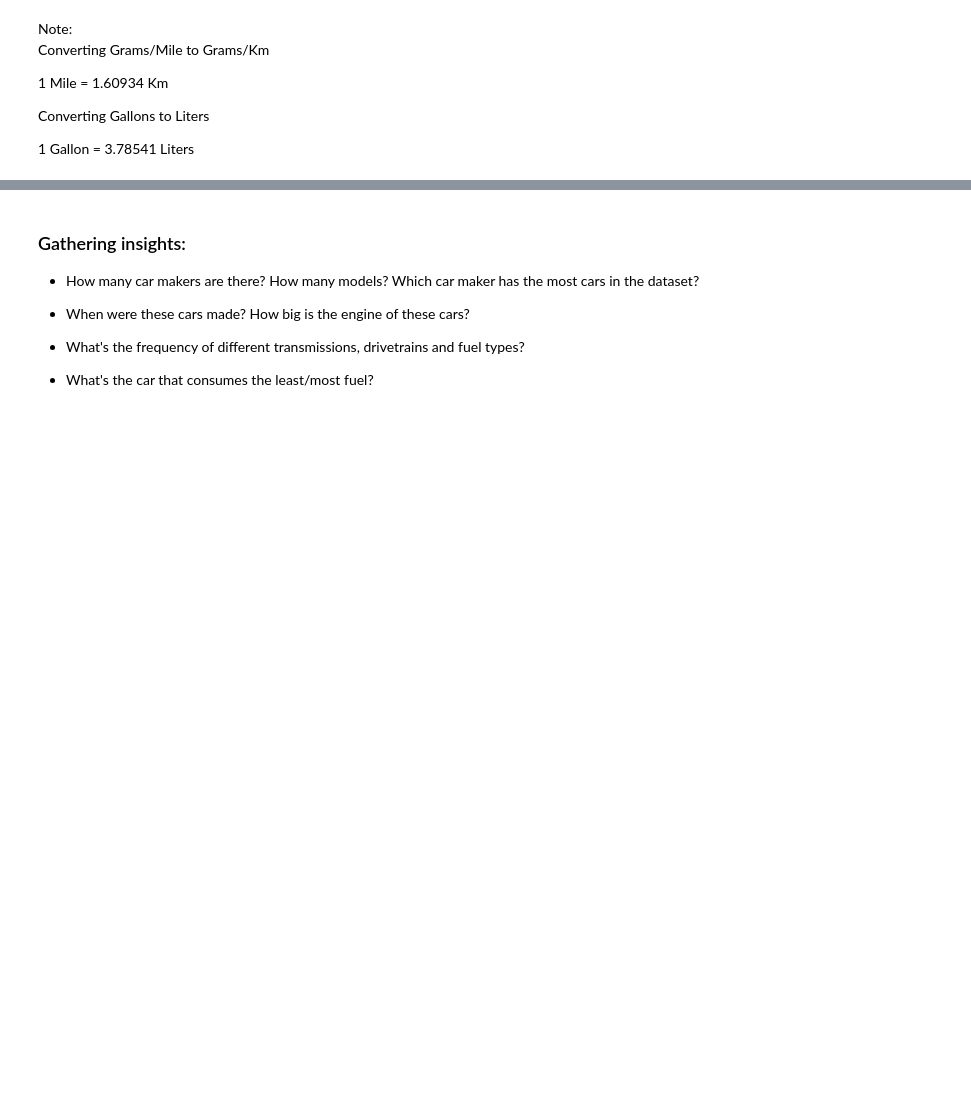
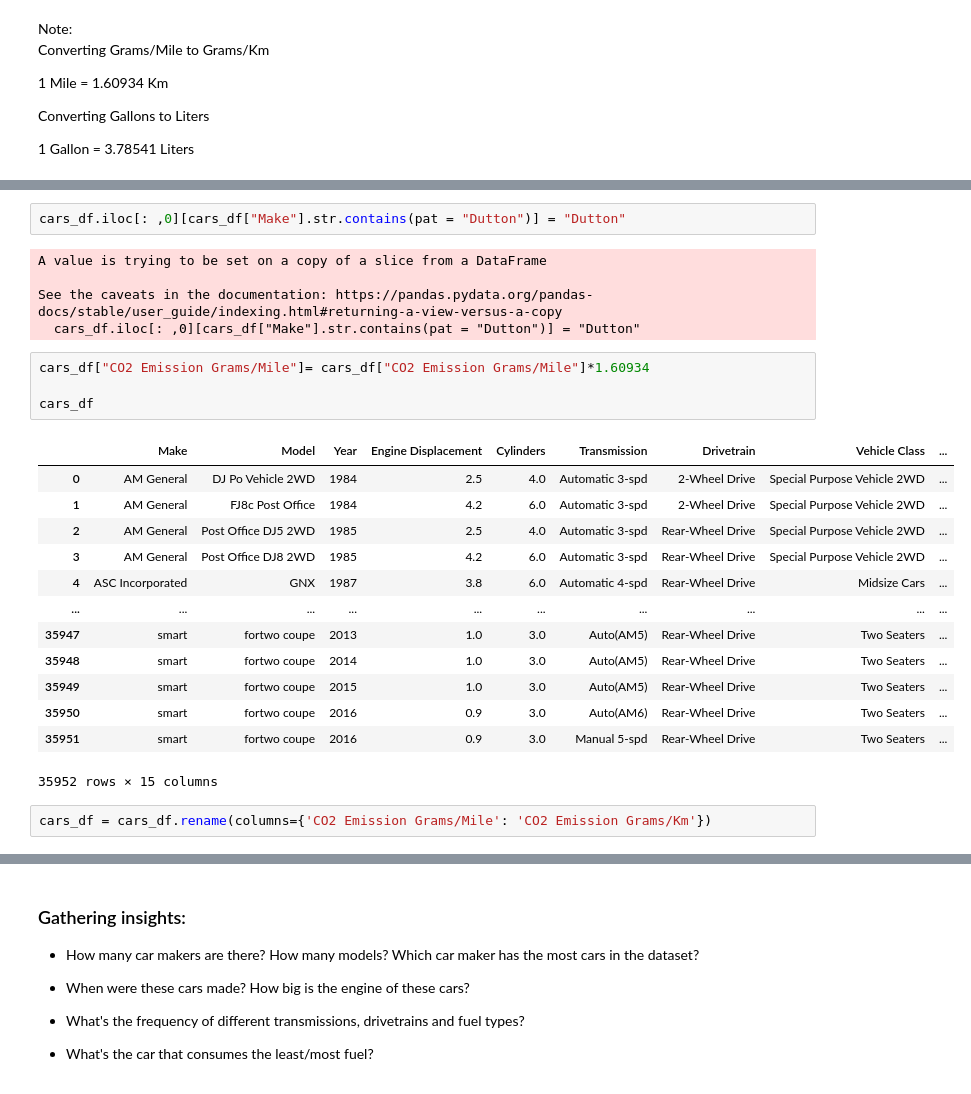
Before and after one commit to MLB-95/IH_LABS, a Jupyter notebook: LABS/week1/Lab_Pandas_part_1.ipynb, the cells around one changed output, grey strips where cells are left out. Drawn from its saved outputs; the diff is of its cells as text; blank space fills up the shorter version.

```diff
--- a/LABS/week1/Lab_Pandas_part_1.ipynb
+++ b/LABS/week1/Lab_Pandas_part_1.ipynb
@@ -47,0 +151,27 @@ Converting Gallons to Liters
+# %%
+cars_df.iloc[: ,0][cars_df["Make"].str.contains(pat = "Dutton")] = "Dutton"
+# %% [output]
+A value is trying to be set on a copy of a slice from a DataFrame
+
+See the caveats in the documentation: https://pandas.pydata.org/pandas-docs/stable/user_guide/indexing.html#returning-a-view-versus-a-copy
+  cars_df.iloc[: ,0][cars_df["Make"].str.contains(pat = "Dutton")] = "Dutton"
+# %%
+cars_df["CO2 Emission Grams/Mile"]= cars_df["CO2 Emission Grams/Mile"]*1.60934
+
+cars_df
+# %% [output]
+|  | Make | Model | Year | Engine Displacement | Cylinders | Transmission | Drivetrain | Vehicle Class | ... |
+| 0 | AM General | DJ Po Vehicle 2WD | 1984 | 2.5 | 4.0 | Automatic 3-spd | 2-Wheel Drive | Special Purpose Vehicle 2WD | ... |
+| 1 | AM General | FJ8c Post Office | 1984 | 4.2 | 6.0 | Automatic 3-spd | 2-Wheel Drive | Special Purpose Vehicle 2WD | ... |
+| 2 | AM General | Post Office DJ5 2WD | 1985 | 2.5 | 4.0 | Automatic 3-spd | Rear-Wheel Drive | Special Purpose Vehicle 2WD | ... |
+| 3 | AM General | Post Office DJ8 2WD | 1985 | 4.2 | 6.0 | Automatic 3-spd | Rear-Wheel Drive | Special Purpose Vehicle 2WD | ... |
+| 4 | ASC Incorporated | GNX | 1987 | 3.8 | 6.0 | Automatic 4-spd | Rear-Wheel Drive | Midsize Cars | ... |
+| ... | ... | ... | ... | ... | ... | ... | ... | ... | ... |
+| 35947 | smart | fortwo coupe | 2013 | 1.0 | 3.0 | Auto(AM5) | Rear-Wheel Drive | Two Seaters | ... |
+| 35948 | smart | fortwo coupe | 2014 | 1.0 | 3.0 | Auto(AM5) | Rear-Wheel Drive | Two Seaters | ... |
+| 35949 | smart | fortwo coupe | 2015 | 1.0 | 3.0 | Auto(AM5) | Rear-Wheel Drive | Two Seaters | ... |
+| 35950 | smart | fortwo coupe | 2016 | 0.9 | 3.0 | Auto(AM6) | Rear-Wheel Drive | Two Seaters | ... |
+| 35951 | smart | fortwo coupe | 2016 | 0.9 | 3.0 | Manual 5-spd | Rear-Wheel Drive | Two Seaters | ... |
+35952 rows × 15 columns
+# %%
+cars_df = cars_df.rename(columns={'CO2 Emission Grams/Mile': 'CO2 Emission Grams/Km'})
```
Also changed, not shown: parts of 9 cells of this notebook.
